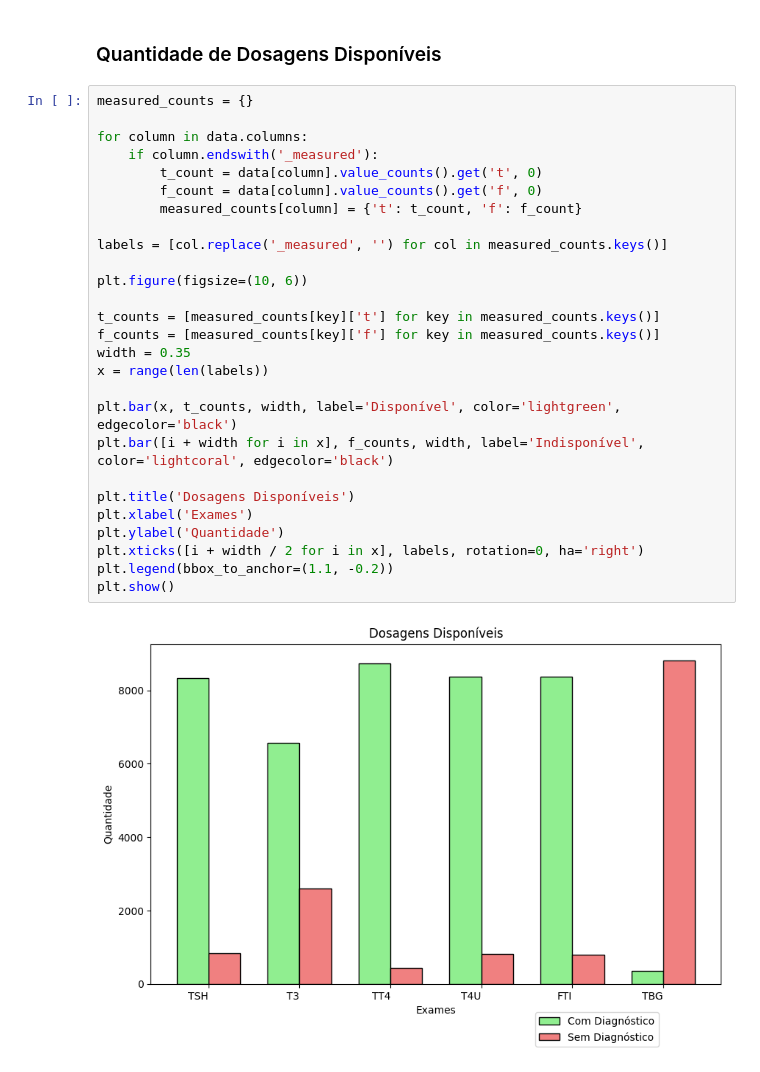
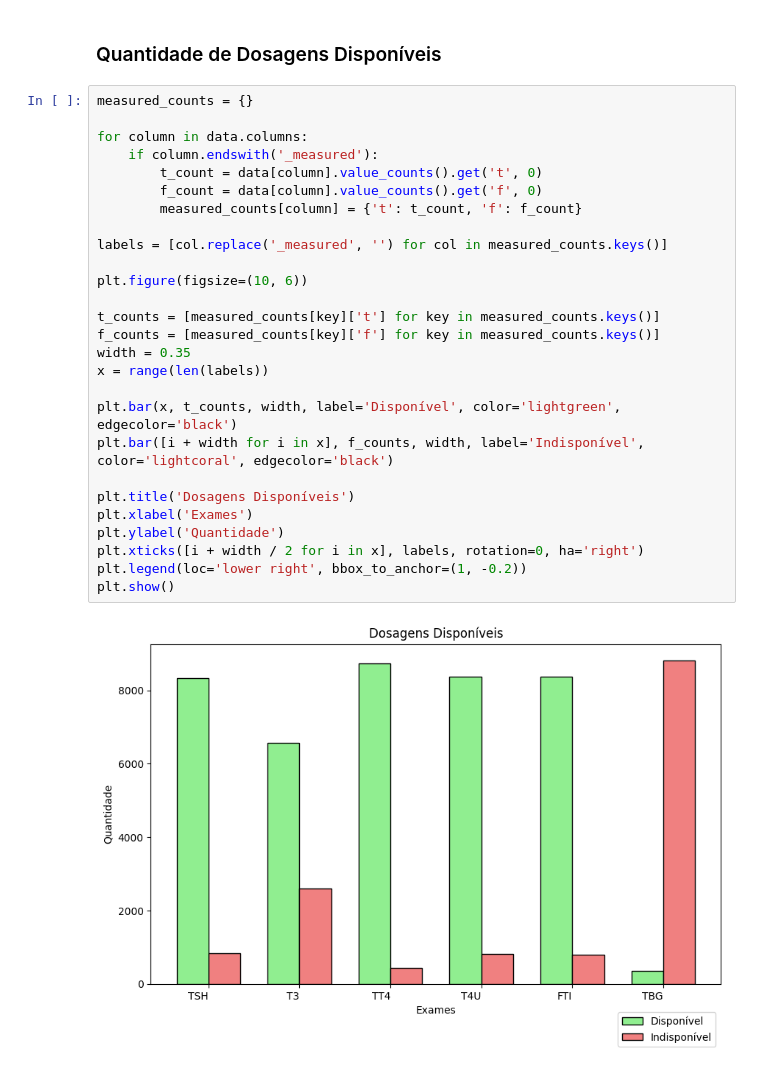
Before and after one commit to gabrielventuradasilva/thyroid-analysis, a Jupyter notebook: thyroid.ipynb, the cells around one changed output. Drawn from its saved outputs; the diff is of its cells as text.

```diff
--- a/thyroid.ipynb
+++ b/thyroid.ipynb
@@ -269,29 +269,29 @@ plt.show()
 # %%
 measured_counts = {}
 
 for column in data.columns:
     if column.endswith('_measured'):
         t_count = data[column].value_counts().get('t', 0)
         f_count = data[column].value_counts().get('f', 0)
         measured_counts[column] = {'t': t_count, 'f': f_count}
 
 labels = [col.replace('_measured', '') for col in measured_counts.keys()]
 
 plt.figure(figsize=(10, 6))
 
 t_counts = [measured_counts[key]['t'] for key in measured_counts.keys()]
 f_counts = [measured_counts[key]['f'] for key in measured_counts.keys()]
 width = 0.35
 x = range(len(labels))
 
 plt.bar(x, t_counts, width, label='Disponível', color='lightgreen', edgecolor='black')
 plt.bar([i + width for i in x], f_counts, width, label='Indisponível', color='lightcoral', edgecolor='black')
 
 plt.title('Dosagens Disponíveis')
 plt.xlabel('Exames')
 plt.ylabel('Quantidade')
 plt.xticks([i + width / 2 for i in x], labels, rotation=0, ha='right')
-plt.legend(bbox_to_anchor=(1.1, -0.2))
+plt.legend(loc='lower right', bbox_to_anchor=(1, -0.2))
 plt.show()
 # %% [output]
-[figure, old version]
+[figure, new version]
```
